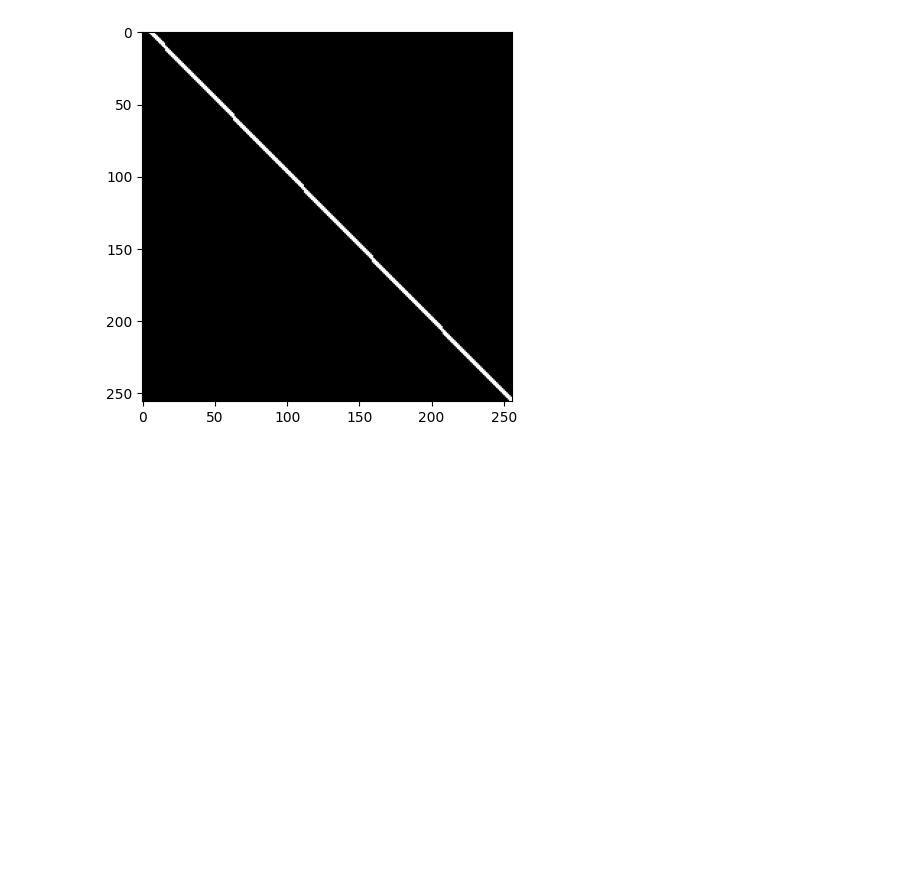
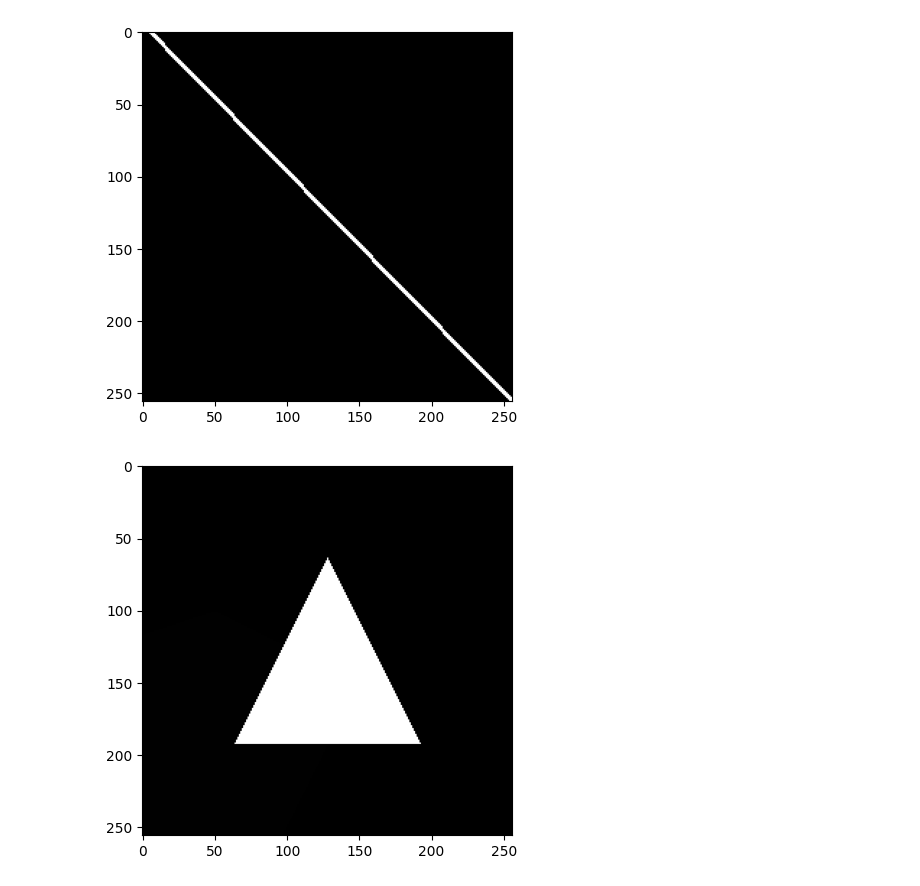
Before and after one commit to karthiksmanian/sem9, a Jupyter notebook: 20XW97-CV-LAB/cv_basics_images.ipynb, the cells around one changed output. Cells and saved outputs as stored; diff of their text form; code cells hidden in the pictures; blank space fills up the shorter version.

```diff
--- a/20XW97-CV-LAB/cv_basics_images.ipynb
+++ b/20XW97-CV-LAB/cv_basics_images.ipynb
@@ -191,17 +191,18 @@ plt.imshow(image, cmap='gray')
 # %%
 image = np.zeros([256, 256])
 x = y = np.arange(256)
 xc, yc = np.meshgrid(x, y)
 
 
 line1 = (yv >= (192-64)/(64-128) * (xv-128) + 64)
 line2 = (yv >= (192-64)/(192-128) * (xv-128) + 64)
 line3 = (yv <= 192)
 
 triangle = line1 & line2 & line3
 
 img[triangle_region] = 255
 
 plt.imshow(img, cmap='gray')
-plt.axis('off')
 plt.show()
+# %% [output]
+[figure, added]
```
